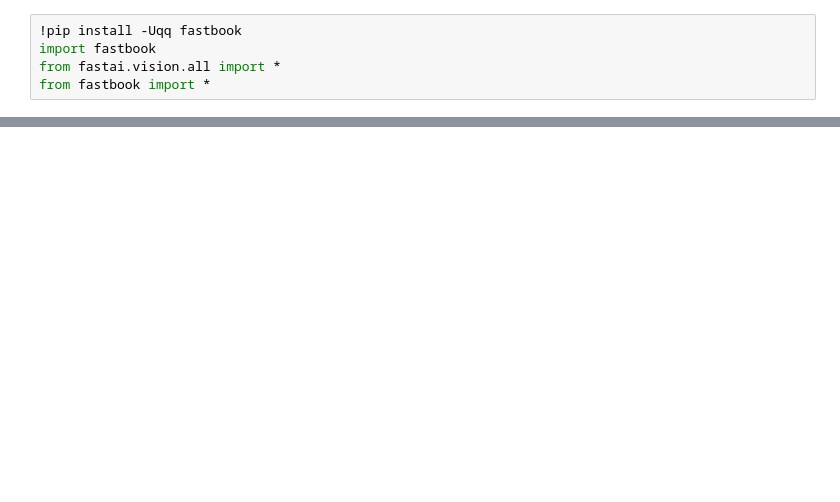
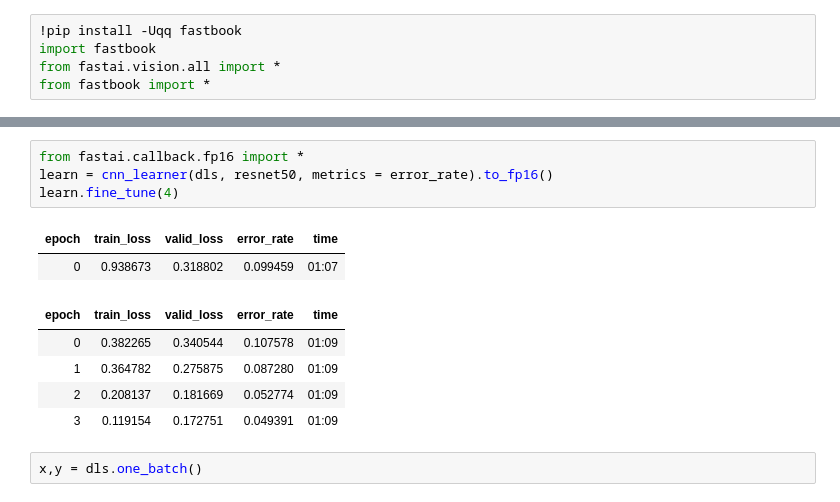
Before and after one commit to george-kan/fastai, a Jupyter notebook: Chapter5/Chapter_5_notes.ipynb, the cells around one changed output, grey strips where cells are left out. Saved outputs shown, nothing was run; the diff lists cells and outputs as text; blank space fills up the shorter version.

```diff
--- a/Chapter5/Chapter_5_notes.ipynb
+++ b/Chapter5/Chapter_5_notes.ipynb
@@ -38,0 +66,14 @@ dls = pets.dataloaders(path/"images")
+# %%
+from fastai.callback.fp16 import *
+learn = cnn_learner(dls, resnet50, metrics = error_rate).to_fp16()
+learn.fine_tune(4)
+# %% [output]
+| epoch | train_loss | valid_loss | error_rate | time |
+| 0 | 0.938673 | 0.318802 | 0.099459 | 01:07 |
+| epoch | train_loss | valid_loss | error_rate | time |
+| 0 | 0.382265 | 0.340544 | 0.107578 | 01:09 |
+| 1 | 0.364782 | 0.275875 | 0.087280 | 01:09 |
+| 2 | 0.208137 | 0.181669 | 0.052774 | 01:09 |
+| 3 | 0.119154 | 0.172751 | 0.049391 | 01:09 |
+# %%
+x,y = dls.one_batch()
```
Also changed, not shown: parts of 23 cells of this notebook.
